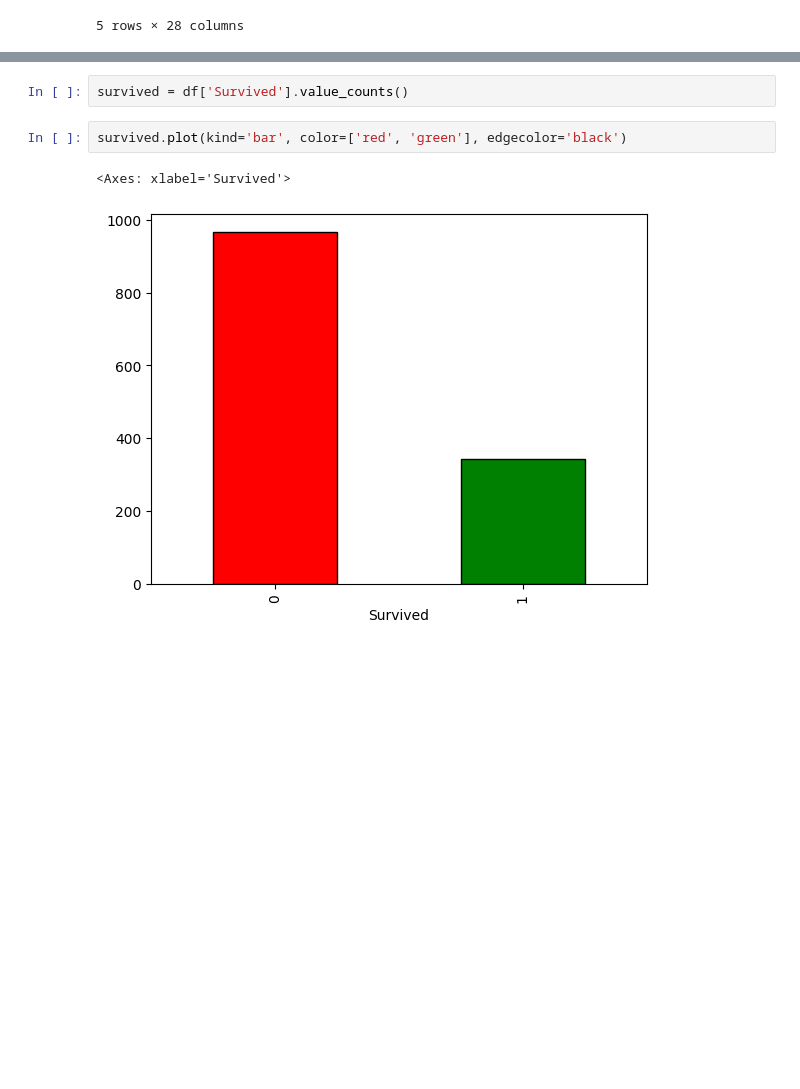
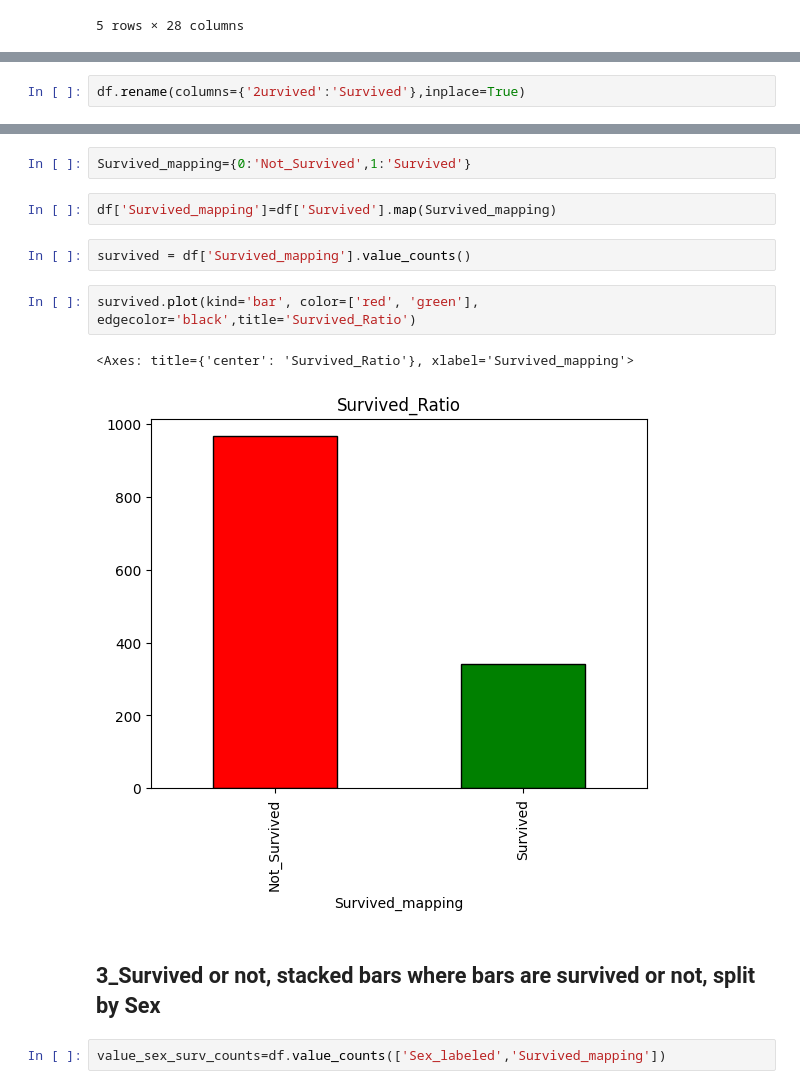
Before and after one commit to gholam4030/Gholam_Codeyourpath, a Jupyter notebook: notebook/1.0-codeyourpath-initial-titanic-analysis.ipynb, the cells around one changed output, grey strips where cells are left out. Cells and saved outputs as stored; diff of their text form; blank space fills up the shorter version.

```diff
--- a/notebook/1.0-codeyourpath-initial-titanic-analysis.ipynb
+++ b/notebook/1.0-codeyourpath-initial-titanic-analysis.ipynb
@@ -55,0 +61,2 @@ Index(['Passengerid', 'Age', 'Fare', 'Sex', 'sibsp', 'zero', 'zero.1',
+# %%
+df.rename(columns={'2urvived':'Survived'},inplace=True)
@@ -56,7 +72,15 @@ Index(['Passengerid', 'Age', 'Fare', 'Sex', 'sibsp', 'zero', 'zero.1',
+# %%
+Survived_mapping={0:'Not_Survived',1:'Survived'}
+# %%
+df['Survived_mapping']=df['Survived'].map(Survived_mapping)
 # %%
-survived = df['Survived'].value_counts()
+survived = df['Survived_mapping'].value_counts()
 # %%
-survived.plot(kind='bar', color=['red', 'green'], edgecolor='black')
+survived.plot(kind='bar', color=['red', 'green'], edgecolor='black',title='Survived_Ratio')
 # %% [output]
-<Axes: xlabel='Survived'>
+<Axes: title={'center': 'Survived_Ratio'}, xlabel='Survived_mapping'>
-[figure, old version]
+[figure, new version]
+# %% [markdown]
+## 3_Survived or not, stacked bars where bars are survived or not, split by Sex
+# %%
+value_sex_surv_counts=df.value_counts(['Sex_labeled','Survived_mapping'])
```
Also changed, not shown: parts of 14 cells of this notebook, 1 other file.
